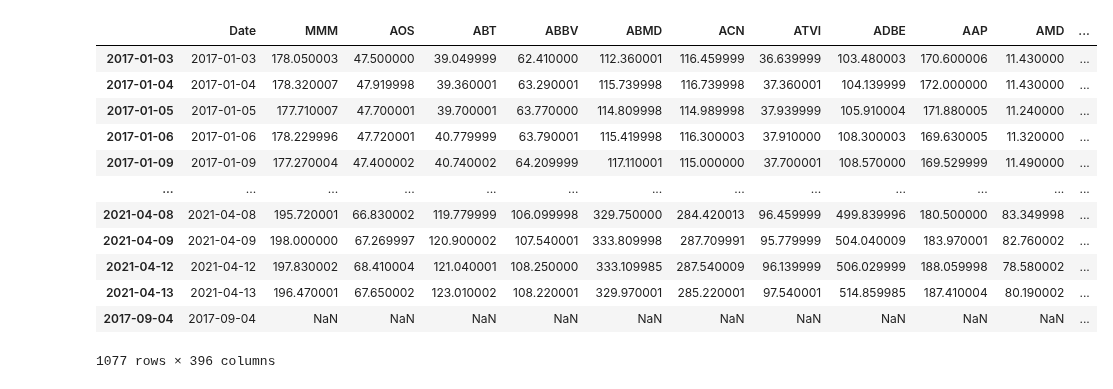
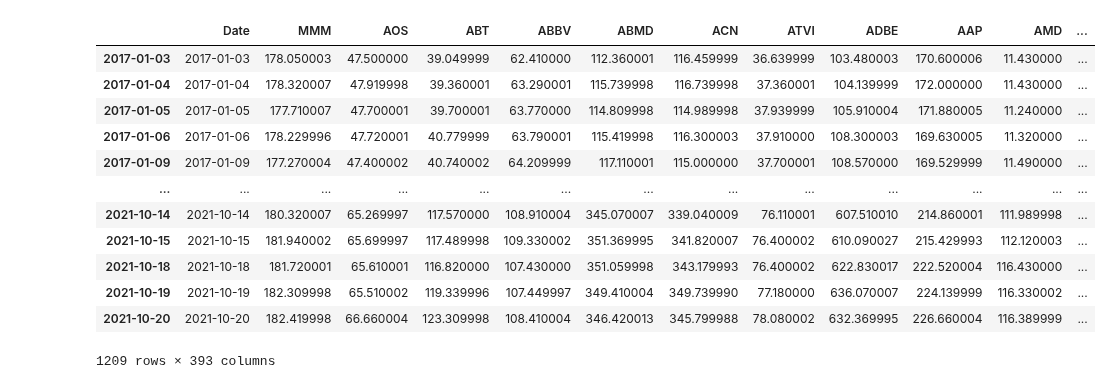
Before and after one commit to xanasa14/Finances, a Jupyter notebook: DownloadingDataYahooFinance.ipynb, the cells around one changed output. Saved outputs shown, nothing was run; the diff lists cells and outputs as text; code cells hidden in the pictures.

```diff
--- a/DownloadingDataYahooFinance.ipynb
+++ b/DownloadingDataYahooFinance.ipynb
@@ -30,18 +29,18 @@ from yahoofinancials import YahooFinancials
 #companies = ['TSLA',"AMZN",'WMT','GOOG',"WEN","TGT",'T','TMUS', 'VZ','CTSH',"ACN"]
 #startDate = "2018-01-02"
 startDate = "2017-01-01"
-
-endDate = "2021-04-14"
+endDate = "2021-10-21"
 companies = [
 'MMM', 'AOS', 'ABT', 'ABBV', 'ABMD', 'ACN', 'ATVI', 'ADBE', 'AAP', 'AMD', 'AES', 'AFL', 'A', 'APD', 'AKAM', 'ALK', 'ALB',
-'ARE', 'ALXN', 'ALGN', 'ALLE', 'LNT', 'ALL',  'GOOGL', 'MO', 'AMZN', 'AMCR', 'AEE', 'AAL', 'AEP', 'AXP', 'AIG', 'AMT', 'AWK', 'AMP', 'AME',
-'AMGN', 'APH', 'ADI', 'ANSS', 'ANTM', 'AON','APA', 'AAPL', 'AMAT', 'APTV', 'ADM', 'ANET', 'AJG', 'AIZ', 'ATO', 'ADSK', 'ADP', 'AZO', 'AVB', 'AVY',
+'ARE', 'ALGN', 'ALLE', 'LNT', 'ALL',  'GOOGL', 'MO', 'AMZN', 'AMCR', 'AEE', 'AAL', 'AEP', 'AXP', 'AIG', 'AMT', 'AWK', 'AMP', 'AME',
+'AMGN', 'APH', 'ADI', 'ANSS', 'ANTM', 'AON','APA', 'AAPL', 'AMAT', 'APTV', 'ADM', 'ANET', 'AJG', 'AIZ', 'ATO', 'ADSK', 'ADP', 'AZO', 'AVB',
+ 'AVY',
 'BKR', 'BLL', 'BAC', 'BAX', 'BDX', 'BBY', 'BIO', 'BIIB','BLK', 'BA', 'BKNG', 'BWA', 'BXP', 'BSX', 'BMY', 'AVGO', 'BR', 'CHRW', 'COG', 'CDNS',
 'CPB', 'COF', 'CAH', 'KMX', 'CCL', 'CAT', 'CBOE', 'CBRE', 'CDW', 'CE', 'CNC', 'CNP', 'LUMN','CERN','CF','SCHW', 'CHTR', 'CVX', 'CMG', 'CB',
 'CHD', 'CI', 'CINF', 'CTAS', 'CSCO', 'C', 'CFG', 'CTXS', 'CME', 'CMS', 'KO', 'CTSH','CL', 'CMCSA', 'CMA', 'CAG', 'COP', 'ED', 'STZ', 'CPRT',
 'GLW', 'COST', 'COTY', 'CCI', 'CSX', 'CMI', 'CVS', 'DHI', 'DHR', 'DRI', 'DVA', 'DE', 'DAL', 'XRAY', 'DVN','DXCM','FANG','DLR', 'DFS', 'DISCA',
 'T','DISH', 'DG', 'DLTR', 'D', 'DPZ', 'DOV','DTE', 'DUK', 'DRE', 'DD', 'DXC', 'EMN', 'ETN', 'EBAY','ECL','EIX','EW','EA','EMR', 'ETR', 'EOG',
-'EFX', 'FFIV', 'FB', 'FAST', 'FRT', 'FDX', 'FIS', 'FITB', 'FRC', 'FE', 'FISV', 'FLT', 'FLIR', 'FLS', 'FMC', 'F', 'FTNT', 'FTV', 'FBHS', 'BEN',
+'EFX', 'FFIV', 'FB', 'FAST', 'FRT', 'FDX', 'FIS', 'FITB', 'FRC', 'FE', 'FISV', 'FLT', 'FLS', 'FMC', 'F', 'FTNT', 'FTV', 'FBHS', 'BEN',
 'FCX', 'GPS', 'GRMN','IT', 'GD', 'GE', 'GIS', 'GM', 'GPC', 'GILD', 'GPN', 'GL', 'GS', 'GWW', 'H', 'HAL', 'HBI', 'HIG', 'HAS', 'HCA', 'PEAK',
 'HSIC', 'HES', 'HPE', 'HLT', 'HFC', 'HOLX', 'HD', 'HRL', 'HST', 'HWM', 'HPQ', 'HUM', 'HBAN', 'HII', 'IEX', 'IDXX', 'INFO', 'ITW', 'ILMN', 'INCY',
 'TT', 'INTC', 'IP', 'IPG', 'INT', 'ISRG', 'IVZ', 'IPGP', 'IQV', 'IRM', 'JBHT', 'JKHY', 'J', 'SJM', 'JCI', 'JPM', 'JNPR','K','KEY','LW','LVS',
@@ -50,7 +49,7 @@ companies = [
 'OXY','ODFL','OMC','OKE','ORCL', 'PCAR', 'PKG', 'PH', 'PAYX', 'PAYC', 'PYPL', 'PNR', 'PBCT', 'PEP', 'PKI','PRGO','PFE','PM','PSX','PNW','PXD',
 'PNC','PPG','PPL','PFG','PG','PGR','PLD','PEG','PSA','PHM','PVH','QRVO','QCOM','PWR', 'DGX', 'RL', 'RJF', 'SLG', 'SNA', 'SO','LUV','SWK','SBUX',
 'STT','STE','SYK','SIVB','SYF','SNPS','SYY','TMUS','TROW','TTWO', 'TPR', 'TGT', 'TEL', 'FTI','TDY','TFX','TXN','TXT','TDG','TFC','TWTR','TYL',
-'TSN', 'USB', 'UDR', 'UL', 'UNP', 'UAL', 'UNH', 'UPS', 'URI', 'UHS', 'UNM', 'VLO', 'VAR', 'VTR', 'VRSN','VRSK','VZ','VRTX','VFC','V','VNO',
+'TSN', 'USB', 'UDR', 'UL', 'UNP', 'UAL', 'UNH', 'UPS', 'URI', 'UHS', 'UNM', 'VLO', 'VTR', 'VRSN','VRSK','VZ','VRTX','VFC','V','VNO',
 'VMC', 'WRB', 'WAB', 'WBA', 'WMT', 'WM', 'WAT', 'WEC', 'WFC', 'WELL', 'WST', 'WDC', 'W', 'WY', 'WHR', 'WMB', 'WLTW', 'WYNN', 'XEL',
 'XRX', 'XLNX', 'XYL', 'YUM', 'ZBRA', 'ZBH', 'ZION', 'ZTS'
 ]
@@ -61,39 +60,39 @@ for company in companies:
                       start=startDate,
                       end=endDate,
                       progress=False)
   tsla_df = tsla_df.drop(columns=['Open', 'High','Low', 'Volume',"Adj Close"])
   tsla_df = tsla_df.rename(columns={'Close': company})
   tmp = tsla_df[str(company)]
 
   finalData = finalData.append(tmp, ignore_index=True)
 finalData
 finalData = finalData.T # or df2.transpose()
 for i in range(len(companies)):
   finalData = finalData.rename(columns={i: companies[i]})
 
 
 
 
 finalData['Date'] = finalData.index
 col_name="Date"
 first_col = finalData.pop(col_name)
 finalData.insert(0, col_name, first_col)
 finalData.to_csv('/content/drive/MyDrive/YahooData/YahooFinanceData.csv', index = False, header=True)
 finalData
 # %% [output]
 |  | Date | MMM | AOS | ABT | ABBV | ABMD | ACN | ATVI | ADBE | AAP | AMD | ... |
 | 2017-01-03 | 2017-01-03 | 178.050003 | 47.500000 | 39.049999 | 62.410000 | 112.360001 | 116.459999 | 36.639999 | 103.480003 | 170.600006 | 11.430000 | ... |
 | 2017-01-04 | 2017-01-04 | 178.320007 | 47.919998 | 39.360001 | 63.290001 | 115.739998 | 116.739998 | 37.360001 | 104.139999 | 172.000000 | 11.430000 | ... |
 | 2017-01-05 | 2017-01-05 | 177.710007 | 47.700001 | 39.700001 | 63.770000 | 114.809998 | 114.989998 | 37.939999 | 105.910004 | 171.880005 | 11.240000 | ... |
 | 2017-01-06 | 2017-01-06 | 178.229996 | 47.720001 | 40.779999 | 63.790001 | 115.419998 | 116.300003 | 37.910000 | 108.300003 | 169.630005 | 11.320000 | ... |
 | 2017-01-09 | 2017-01-09 | 177.270004 | 47.400002 | 40.740002 | 64.209999 | 117.110001 | 115.000000 | 37.700001 | 108.570000 | 169.529999 | 11.490000 | ... |
 | ... | ... | ... | ... | ... | ... | ... | ... | ... | ... | ... | ... | ... |
-| 2021-04-08 | 2021-04-08 | 195.720001 | 66.830002 | 119.779999 | 106.099998 | 329.750000 | 284.420013 | 96.459999 | 499.839996 | 180.500000 | 83.349998 | ... |
-| 2021-04-09 | 2021-04-09 | 198.000000 | 67.269997 | 120.900002 | 107.540001 | 333.809998 | 287.709991 | 95.779999 | 504.040009 | 183.970001 | 82.760002 | ... |
-| 2021-04-12 | 2021-04-12 | 197.830002 | 68.410004 | 121.040001 | 108.250000 | 333.109985 | 287.540009 | 96.139999 | 506.029999 | 188.059998 | 78.580002 | ... |
-| 2021-04-13 | 2021-04-13 | 196.470001 | 67.650002 | 123.010002 | 108.220001 | 329.970001 | 285.220001 | 97.540001 | 514.859985 | 187.410004 | 80.190002 | ... |
-| 2017-09-04 | 2017-09-04 | NaN | NaN | NaN | NaN | NaN | NaN | NaN | NaN | NaN | NaN | ... |
+| 2021-10-14 | 2021-10-14 | 180.320007 | 65.269997 | 117.570000 | 108.910004 | 345.070007 | 339.040009 | 76.110001 | 607.510010 | 214.860001 | 111.989998 | ... |
+| 2021-10-15 | 2021-10-15 | 181.940002 | 65.699997 | 117.489998 | 109.330002 | 351.369995 | 341.820007 | 76.400002 | 610.090027 | 215.429993 | 112.120003 | ... |
+| 2021-10-18 | 2021-10-18 | 181.720001 | 65.610001 | 116.820000 | 107.430000 | 351.059998 | 343.179993 | 76.400002 | 622.830017 | 222.520004 | 116.430000 | ... |
+| 2021-10-19 | 2021-10-19 | 182.309998 | 65.510002 | 119.339996 | 107.449997 | 349.410004 | 349.739990 | 77.180000 | 636.070007 | 224.139999 | 116.330002 | ... |
+| 2021-10-20 | 2021-10-20 | 182.419998 | 66.660004 | 123.309998 | 108.410004 | 346.420013 | 345.799988 | 78.080002 | 632.369995 | 226.660004 | 116.389999 | ... |
-1077 rows × 396 columns
+1209 rows × 393 columns
 # %%
 #Check if any Columns have empty values(NAN)
 finalData.sort_values(by=['Date'])
```
Also changed, not shown: parts of 6 cells of this notebook.
